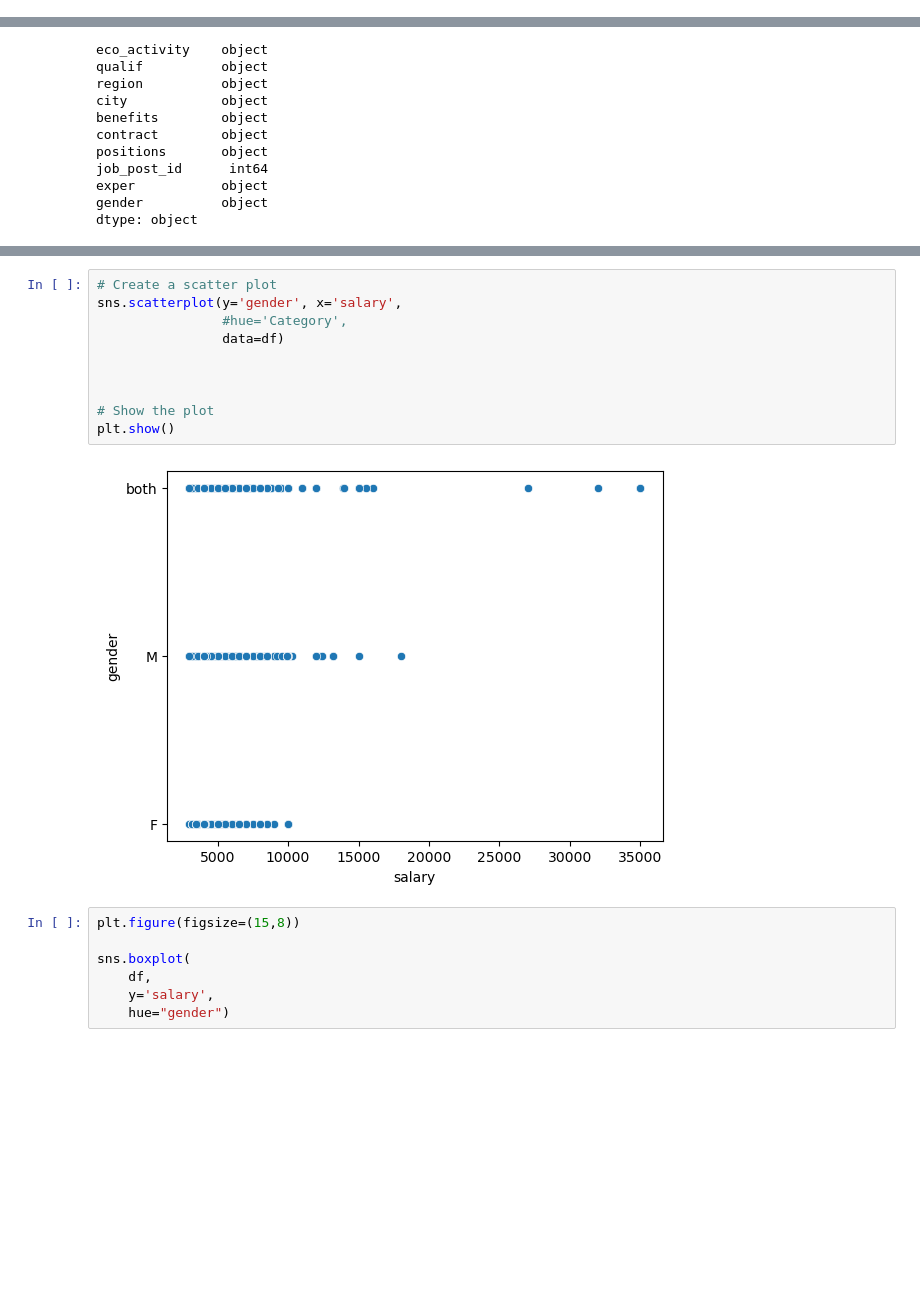
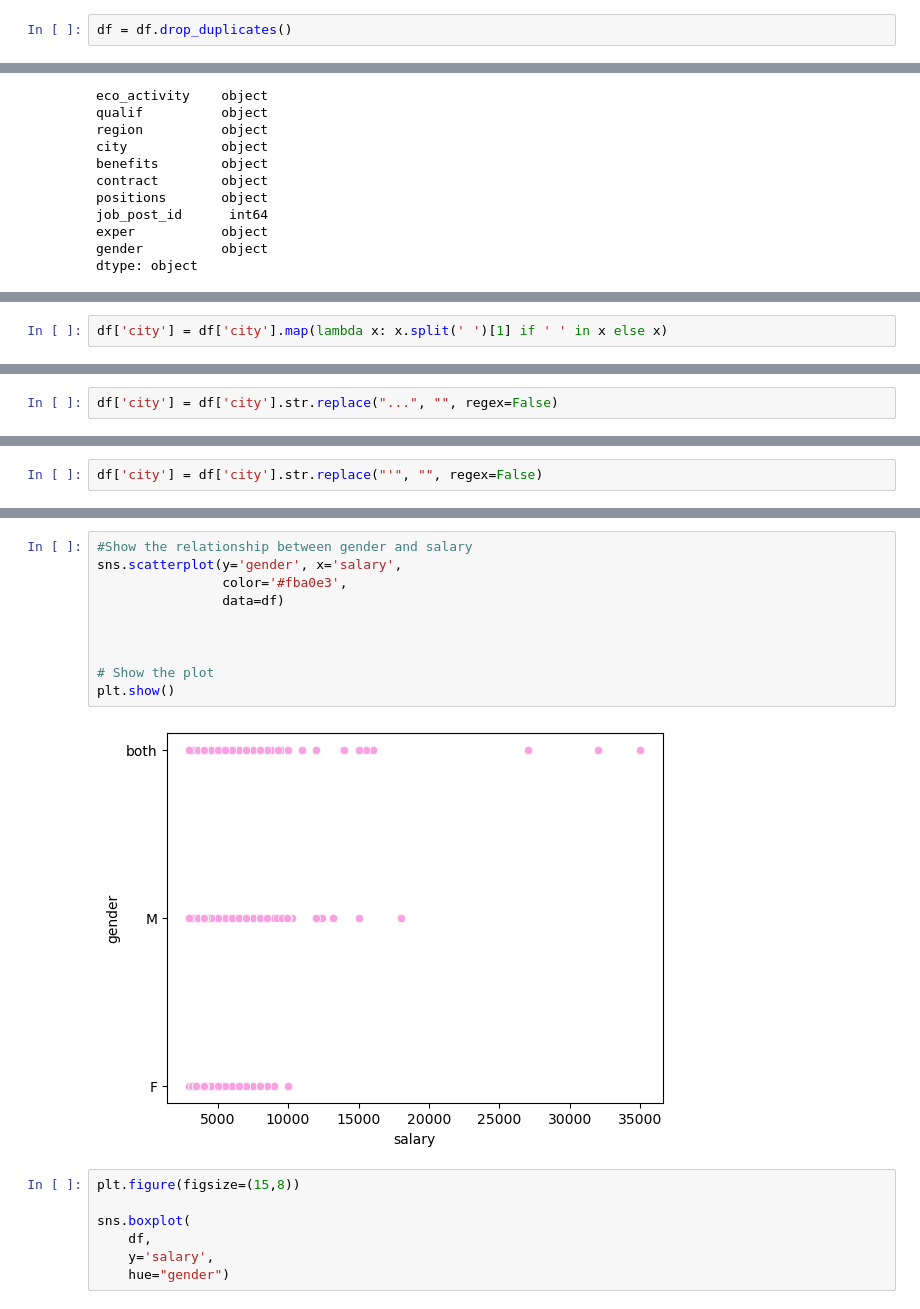
Before and after one commit to almalkiashwaq0/Analysis-of-Saudi-Jop-application, a Jupyter notebook: UseCase5 (1).ipynb, the cells around one changed output, grey strips where cells are left out. Cells and saved outputs as stored; diff of their text form; blank space fills up the shorter version.

```diff
--- a/UseCase5 (1).ipynb
+++ b/UseCase5 (1).ipynb
@@ -161,0 +133,2 @@ df[df['job_post_id'].duplicated(keep=False)].shape
+# %%
+df = df.drop_duplicates()
@@ -492,0 +389,2 @@ df
+# %%
+df['city'] = df['city'].map(lambda x: x.split(' ')[1] if ' ' in x else x)
@@ -492,0 +397,2 @@ df
+# %%
+df['city'] = df['city'].str.replace("...", "", regex=False)
@@ -492,0 +405,2 @@ df
+# %%
+df['city'] = df['city'].str.replace("'", "", regex=False)
@@ -631,15 +575,15 @@ sns.countplot(x = 'gender', hue = 'salary', data = df);
 # %%
-# Create a scatter plot
+#Show the relationship between gender and salary
 sns.scatterplot(y='gender', x='salary',
-                #hue='Category',
+                color='#fba0e3',
                 data=df)
 
 
 
 # Show the plot
 plt.show()
 # %% [output]
-[figure, old version]
+[figure, new version]
 # %%
 plt.figure(figsize=(15,8))
 
```
Also changed, not shown: parts of 114 cells of this notebook.
